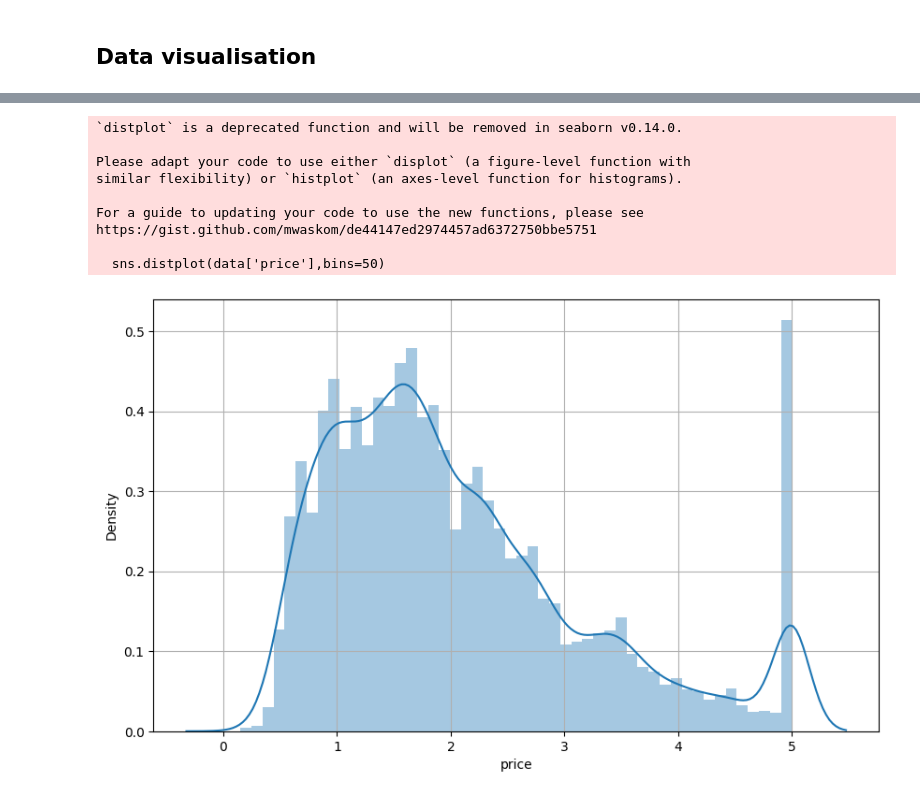
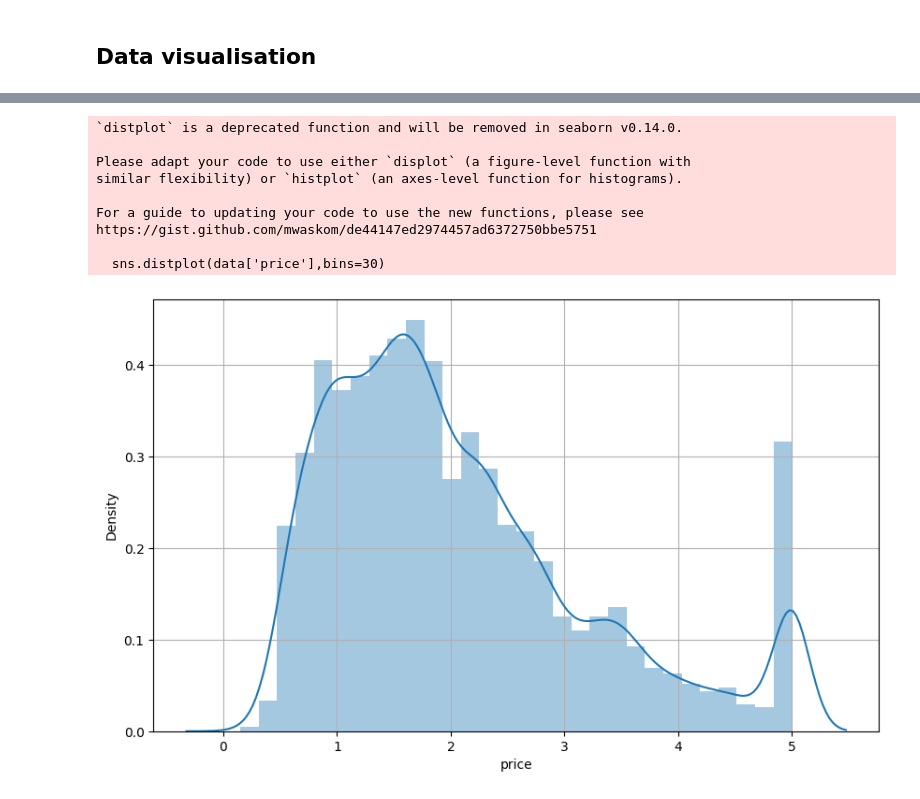
Before and after one commit to kuljeet234/house-prediction-, a Jupyter notebook: Multivariate regression.ipynb, the cells around one changed output, grey strips where cells are left out. Cells and saved outputs as stored; diff of their text form; code cells hidden in the pictures.

```diff
--- a/Multivariate regression.ipynb
+++ b/Multivariate regression.ipynb
@@ -138,18 +138,18 @@ plt.show()
 # %%
 plt.figure(figsize=(10,6))
-sns.distplot(data['price'],bins=50)
+sns.distplot(data['price'],bins=30)
 plt.grid()
 plt.show()
 # %% [output]
 `distplot` is a deprecated function and will be removed in seaborn v0.14.0.
 
 Please adapt your code to use either `displot` (a figure-level function with
 similar flexibility) or `histplot` (an axes-level function for histograms).
 
 For a guide to updating your code to use the new functions, please see
 https://gist.github.com/mwaskom/de44147ed2974457ad6372750bbe5751
 
-  sns.distplot(data['price'],bins=50)
+  sns.distplot(data['price'],bins=30)
-[figure, old version]
+[figure, new version]
 # %%
 plt.figure(figsize=(10,6))
```
Also changed, not shown: parts of 3 cells of this notebook.
